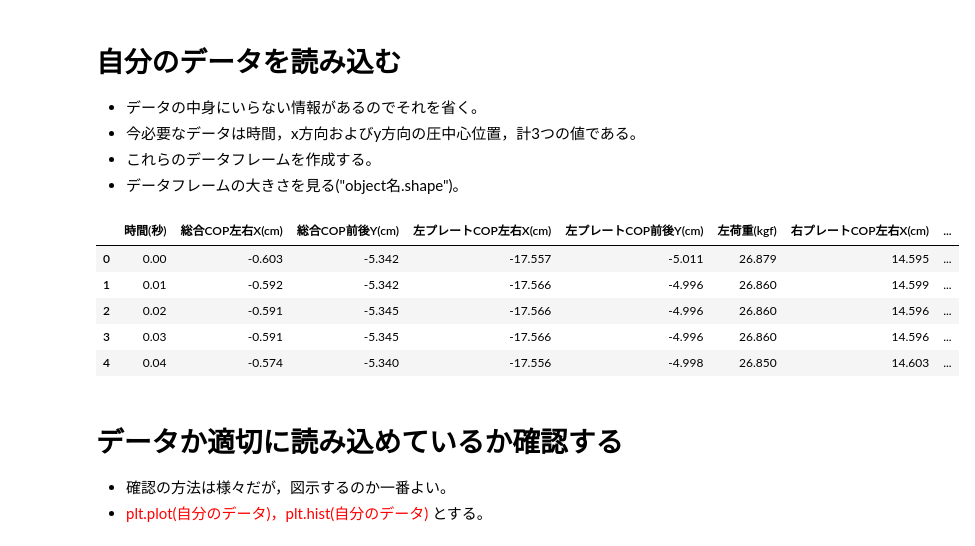
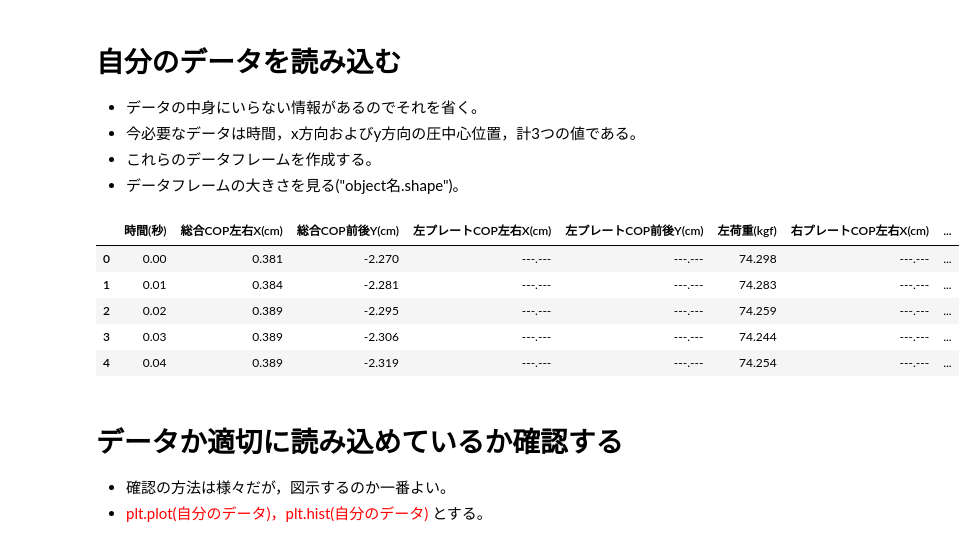
Before and after one commit to TUMH0404/kinematicstraining, a Jupyter notebook: Sample/COPmain0.ipynb, the cells around one changed output. Cells and saved outputs as stored; diff of their text form; code cells hidden in the pictures.

```diff
--- a/Sample/COPmain0.ipynb
+++ b/Sample/COPmain0.ipynb
@@ -151,16 +151,16 @@ ax2 = stats.probplot(y,dist="norm",plot=plt)
  - これらのデータフレームを作成する。
  - データフレームの大きさを見る("object名.shape")。
 # %%
-dat = pd.read_csv("20180302_8.csv",skiprows=6,encoding="shift-jis")
+dat = pd.read_csv("/Users/tumh/Desktop/0515ohnishi/181P090_1.csv",skiprows=6,encoding="shift-jis")
 dat.head()
 ## 使うのは左の３列。
 # %% [output]
 |  | 時間(秒) | 総合COP左右X(cm) | 総合COP前後Y(cm) | 左プレートCOP左右X(cm) | 左プレートCOP前後Y(cm) | 左荷重(kgf) | 右プレートCOP左右X(cm) | ... |
-| 0 | 0.00 | -0.603 | -5.342 | -17.557 | -5.011 | 26.879 | 14.595 | ... |
-| 1 | 0.01 | -0.592 | -5.342 | -17.566 | -4.996 | 26.860 | 14.599 | ... |
-| 2 | 0.02 | -0.591 | -5.345 | -17.566 | -4.996 | 26.860 | 14.596 | ... |
-| 3 | 0.03 | -0.591 | -5.345 | -17.566 | -4.996 | 26.860 | 14.596 | ... |
-| 4 | 0.04 | -0.574 | -5.340 | -17.556 | -4.998 | 26.850 | 14.603 | ... |
+| 0 | 0.00 | 0.381 | -2.270 | ---.--- | ---.--- | 74.298 | ---.--- | ... |
+| 1 | 0.01 | 0.384 | -2.281 | ---.--- | ---.--- | 74.283 | ---.--- | ... |
+| 2 | 0.02 | 0.389 | -2.295 | ---.--- | ---.--- | 74.259 | ---.--- | ... |
+| 3 | 0.03 | 0.389 | -2.306 | ---.--- | ---.--- | 74.244 | ---.--- | ... |
+| 4 | 0.04 | 0.389 | -2.319 | ---.--- | ---.--- | 74.254 | ---.--- | ... |
 # %% [markdown]
 # データか適切に読み込めているか確認する
 - 確認の方法は様々だが，図示するのか一番よい。
```
Also changed, not shown: parts of 4 cells of this notebook, 1 other file.
